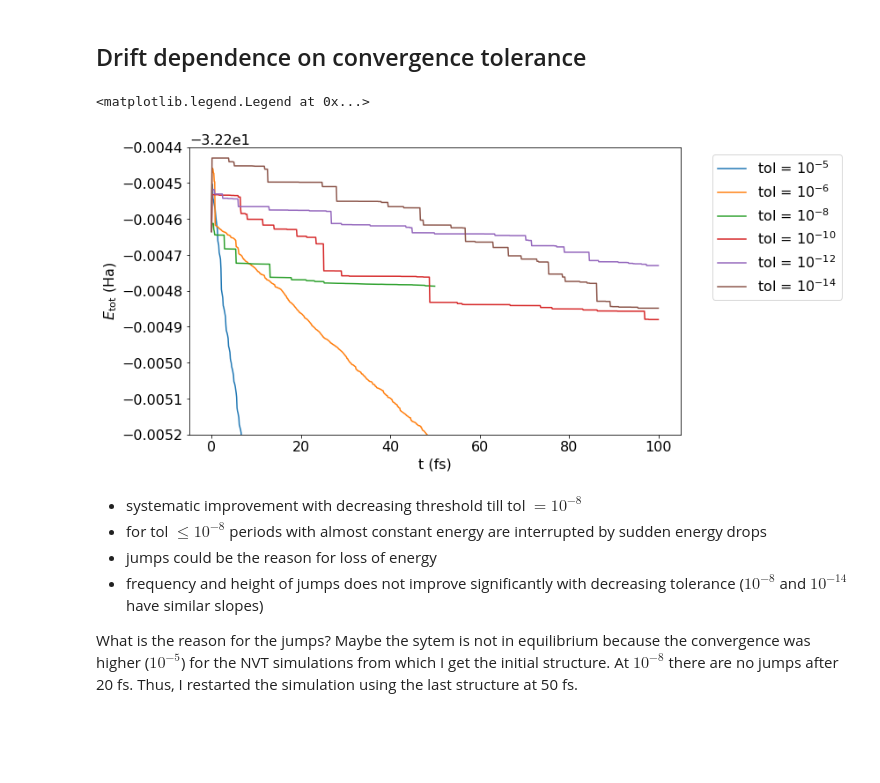
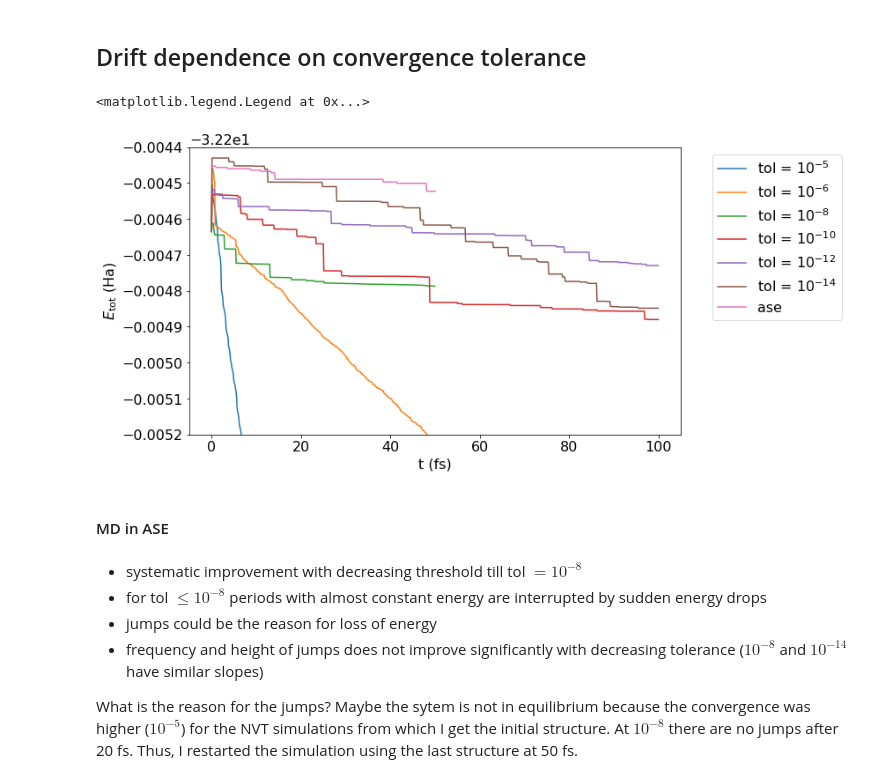
Before and after one commit to ferchault/APDFT, a Jupyter notebook: prototyping/apdft-ofdft-cpmd/Si8_NVE_ref.ipynb, the cells around one changed output. Cells and saved outputs as stored; diff of their text form; code cells hidden in the pictures; blank space fills up the shorter version.

```diff
--- a/prototyping/apdft-ofdft-cpmd/Si8_NVE_ref.ipynb
+++ b/prototyping/apdft-ofdft-cpmd/Si8_NVE_ref.ipynb
@@ -161,20 +161,23 @@ time_tol = get_times([0.1, 0.1, 0.1, 0.1, 0.1, 0.1], [len(etot_tol[0]), len(etot
 # %%
 plt.rcParams['figure.figsize'] = [10,6]
 fig, ax = plt.subplots(1,1)
 ax.plot(time_tol[0][:500], etot_tol[0][:500], label = r'tol = $10^{-5}$')
 ax.plot(time_tol[1], etot_tol[1], label = r'tol = $10^{-6}$')
 ax.plot(time_tol[2], etot_tol[2], label = r'tol = $10^{-8}$')
 ax.plot(time_tol[3], etot_tol[3], label = r'tol = $10^{-10}$')
 ax.plot(time_tol[4], etot_tol[4], label = r'tol = $10^{-12}$')
 ax.plot(time_tol[5], etot_tol[5], label = r'tol = $10^{-14}$')
+ax.plot(ase[:,0]*1000, ase[:,1]/units.Ha, label='ase')
 
 ax.set_xlabel('t (fs)')
 ax.set_ylabel(r'$E_{\rm{tot}}$ (Ha)')
 ax.set_ylim(-32.2052,-32.2044)
 
 # for t, v, l in zip(time, epot, labels):
 #     ax.plot(t,v, label = l)
 ax.legend(bbox_to_anchor=(1.05, 1), loc='upper left')
 # %% [output]
 <matplotlib.legend.Legend at 0x...>
-[figure, old version]
+[figure, new version]
+# %% [markdown]
+#### MD in ASE
```
Also changed, not shown: parts of 2 cells of this notebook.
